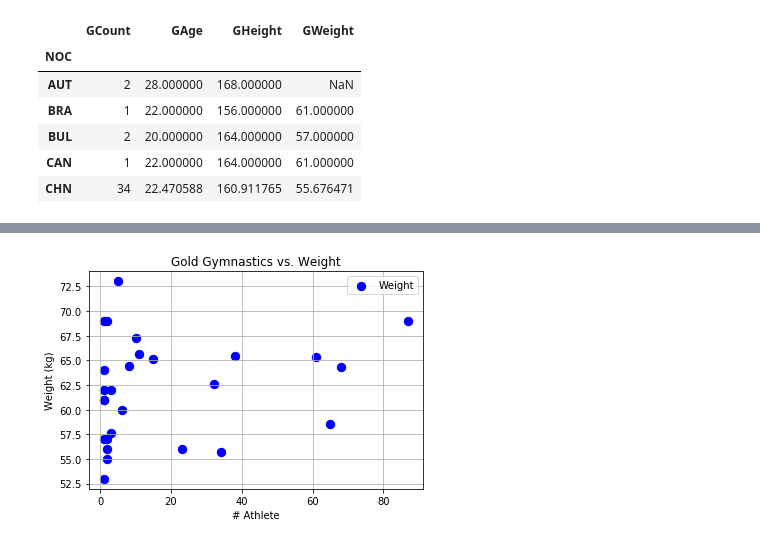
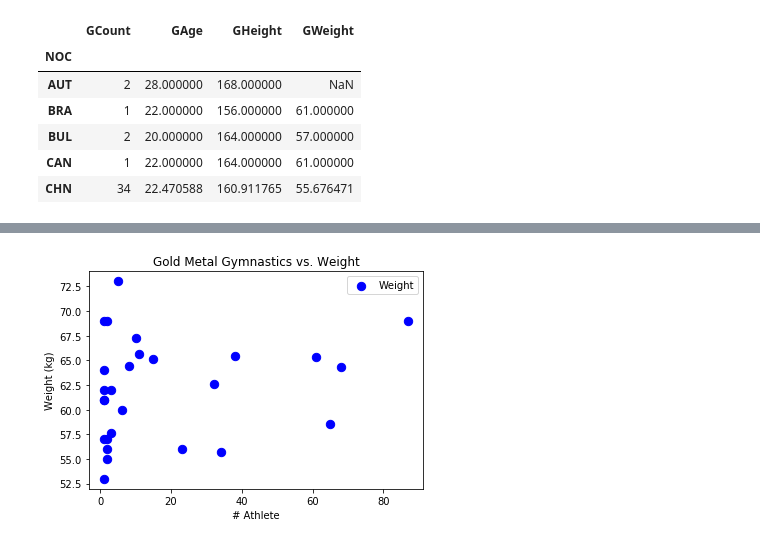
Before and after one commit to LSoRelle/Olympic_Athletes, a Jupyter notebook: Olympics_2.ipynb, the cells around one changed output, grey strips where cells are left out. Drawn from its saved outputs; the diff is of its cells as text; code cells hidden in the pictures.

```diff
--- a/Olympics_2.ipynb
+++ b/Olympics_2.ipynb
@@ -119,17 +124,17 @@ plt.show('upper right')
 # %%
 ax = GYearTrend_df.reset_index().plot(kind='scatter', x='GCount', y='GWeight',
                                            color='blue',  s=70, label='Weight')
 # Incorporate the other graph properties
-plt.title("Gold Gymnastics vs. Weight")
+plt.title("Gold Metal Gymnastics vs. Weight")
 plt.ylabel("Weight (kg)")
 plt.xlabel("# Athlete")
 plt.legend()
-plt.grid(True)
+#plt.grid(True)
 
 # Save the figure
 plt.savefig("C:/Users/admin/Documents/SMU/Olympic_Athletes/Gymnastics_Weight")
 
 # Show plot
 plt.show()
 # %% [output]
-[figure, old version]
+[figure, new version]
```
Also changed, not shown: parts of 11 cells of this notebook, 6 other files.
